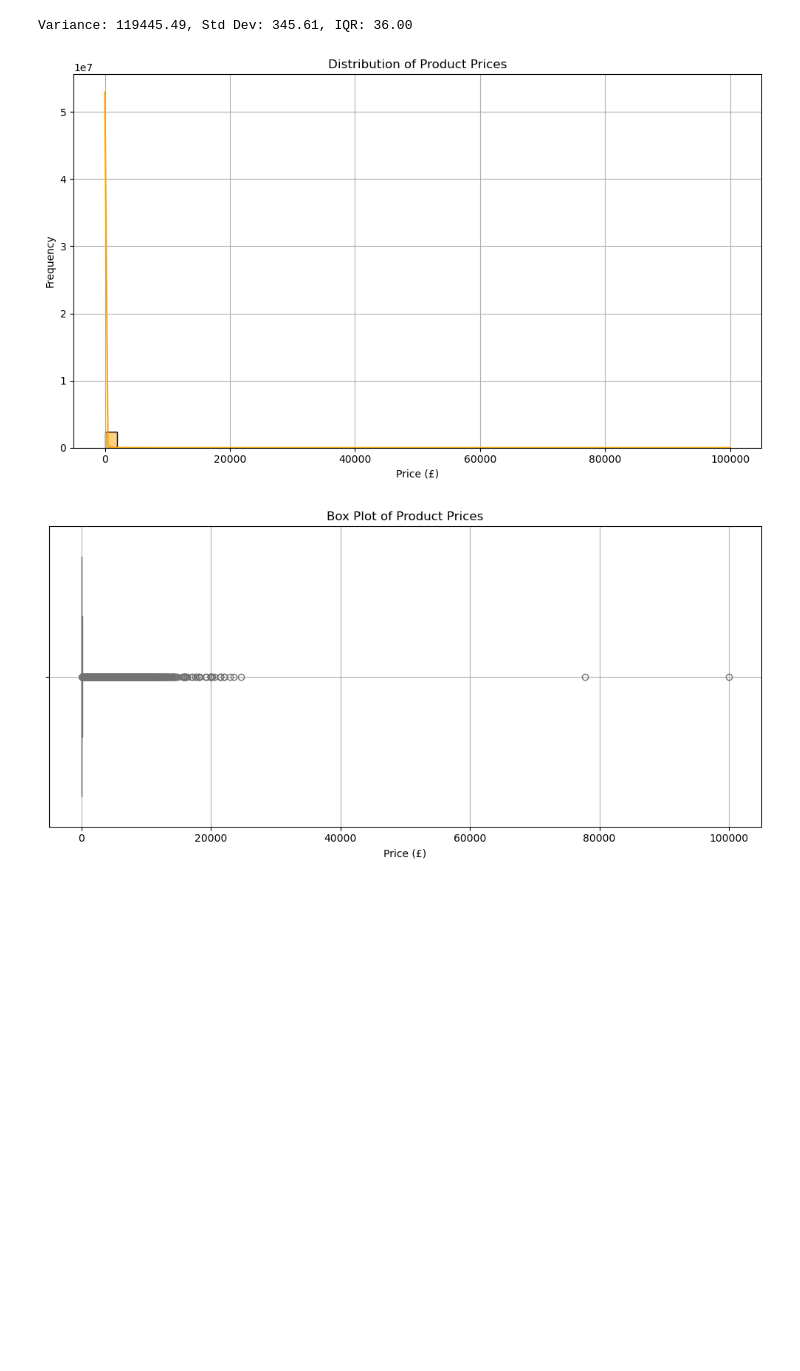
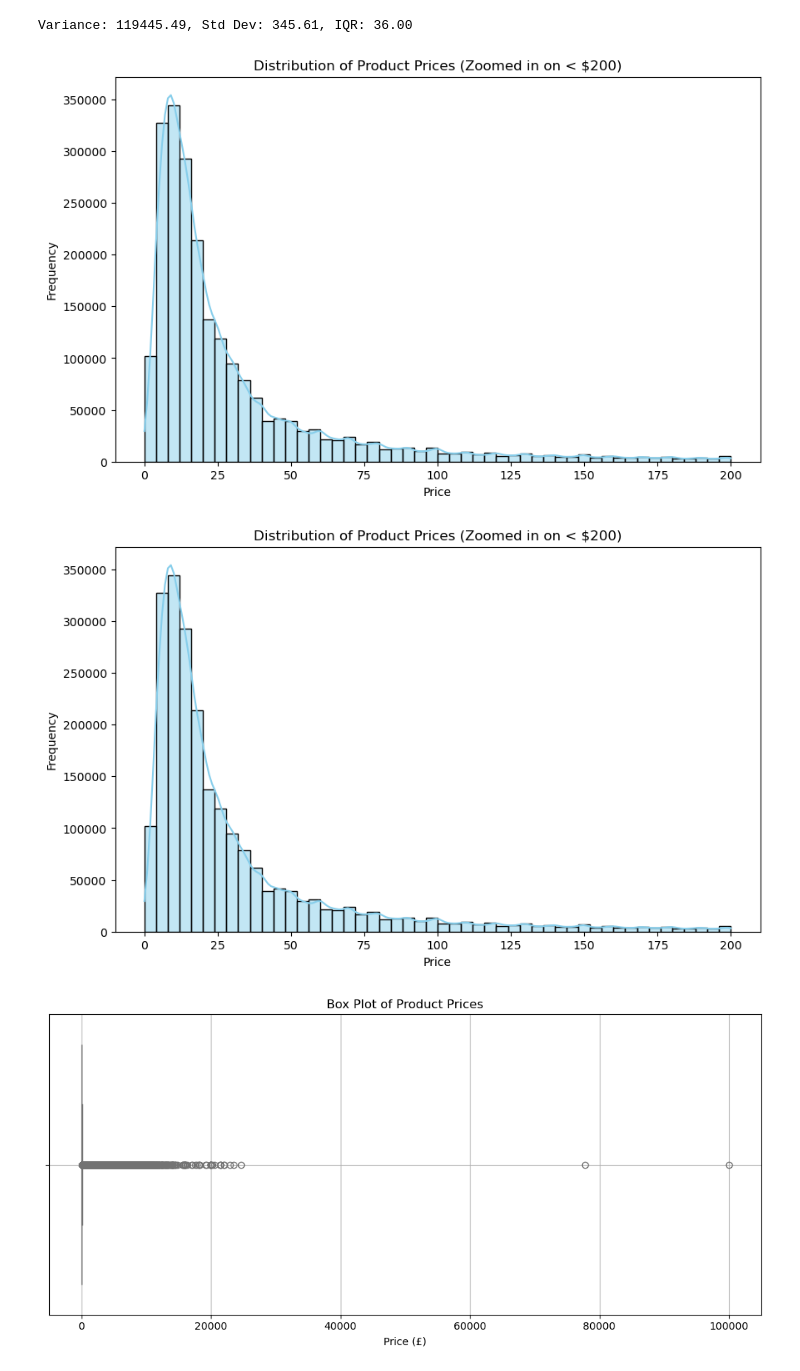
Before and after one commit to SheryllD/lab-eda-univariate, a Jupyter notebook: solution.ipynb, the cells around one changed output. Cells and saved outputs as stored; diff of their text form; code cells hidden in the pictures; blank space fills up the shorter version.

Commit message:
plot for product distribution and prices are corrected

```diff
--- a/solution.ipynb
+++ b/solution.ipynb
@@ -423,15 +423,14 @@ print(f'Variance: {variance_price:.2f}, Std Dev: {std_price:.2f}, IQR: {iqr_pric
 Variance: 119445.49, Std Dev: 345.61, IQR: 36.00
 # %%
 plt.figure(figsize=(10, 6))
-sns.histplot(df['price'], bins=50, kde=True, color='orange')
-plt.title('Distribution of Product Prices')
-plt.xlabel('Price (£)')
+sns.histplot(df[df['price'] < 200]['price'], bins=50, kde=True, color='skyblue', edgecolor='black')
+plt.title('Distribution of Product Prices (Zoomed in on < $200)')
+plt.xlabel('Price')
 plt.ylabel('Frequency')
-plt.grid(True)
-plt.tight_layout()
 plt.show()
 # %% [output]
-[figure, old version]
+[figure, new version]
+[figure, added]
 # %%
 plt.figure(figsize=(10, 5))
 sns.boxplot(x=df['price'], color='lightgreen')
```
Also changed, not shown: parts of 1 cell of this notebook.
